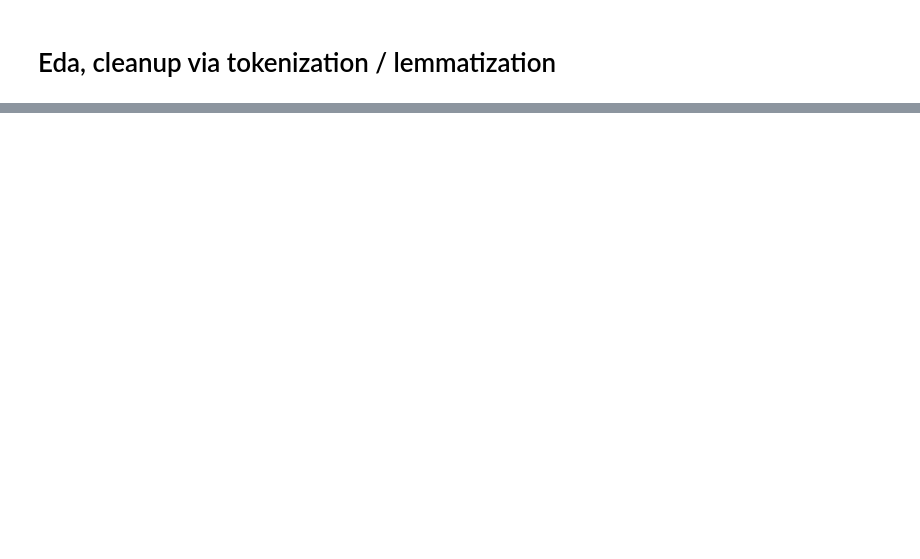
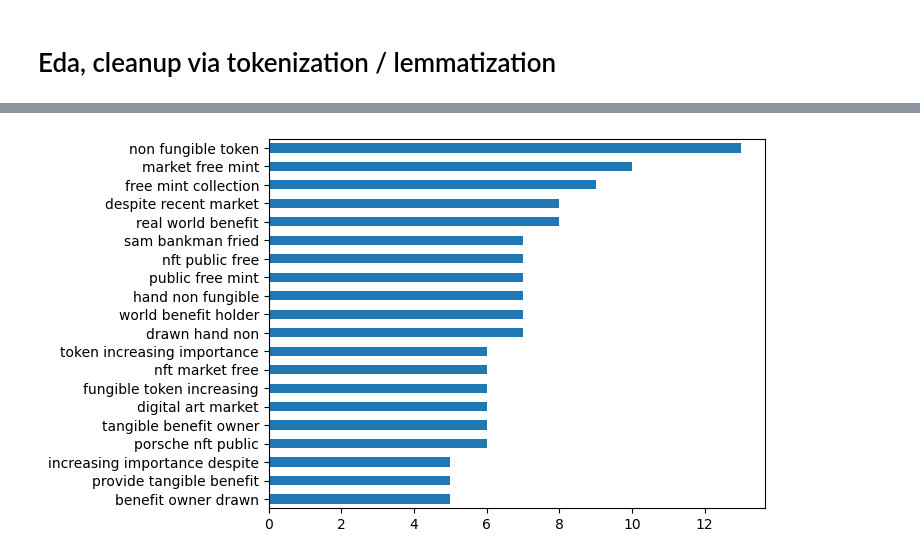
Before and after one commit to ssaurbier/subreddit_nlp, a Jupyter notebook: code/cleaning_EDA.ipynb, the cells around one changed output, grey strips where cells are left out. Saved outputs shown, nothing was run; the diff lists cells and outputs as text; code cells hidden in the pictures; blank space fills up the shorter version.

```diff
--- a/code/cleaning_EDA.ipynb
+++ b/code/cleaning_EDA.ipynb
@@ -77,10 +144,0 @@ df['titletext'] = df.title.apply(lemmatize_func)
-# %%
-tokenizer = RegexpTokenizer(r'\w+')
-lemmatizer = WordNetLemmatizer()
-
-def lemmatize_text(text):
-    tokens = tokenizer.tokenize(text)
-    tokens_lem = [lemmatizer.lemmatize(i) for i in tokens]
-
-
-df['lem_text'] = df['selftext'].apply(lemmatize_text)
@@ -101,0 +153,9 @@ Name: lem_text, Length: 3495, dtype: object
+# %%
+def split_df_to_target(df):
+    btc = df[df['subreddit'] == 1]
+    eth = df[df['subreddit'] == 0]
+
+    btc.reset_index
+    eth.reset_index
+
+    return btc, eth
@@ -101,0 +213,7 @@ Name: lem_text, Length: 3495, dtype: object
+# %%
+cvec = CountVectorizer(stop_words = stop, ngram_range = (3,3))
+btc_text = cvec.fit_transform(btc_notext['text'])
+btc_selftext_corp = pd.DataFrame(btc_text.todense(), columns = cvec.get_feature_names_out())
+btc_selftext_corp.sum().T.sort_values(ascending = True).tail(20).plot.barh();
+# %% [output]
+[figure, added]
```
Also changed, not shown: parts of 55 cells of this notebook, 9 other files.
